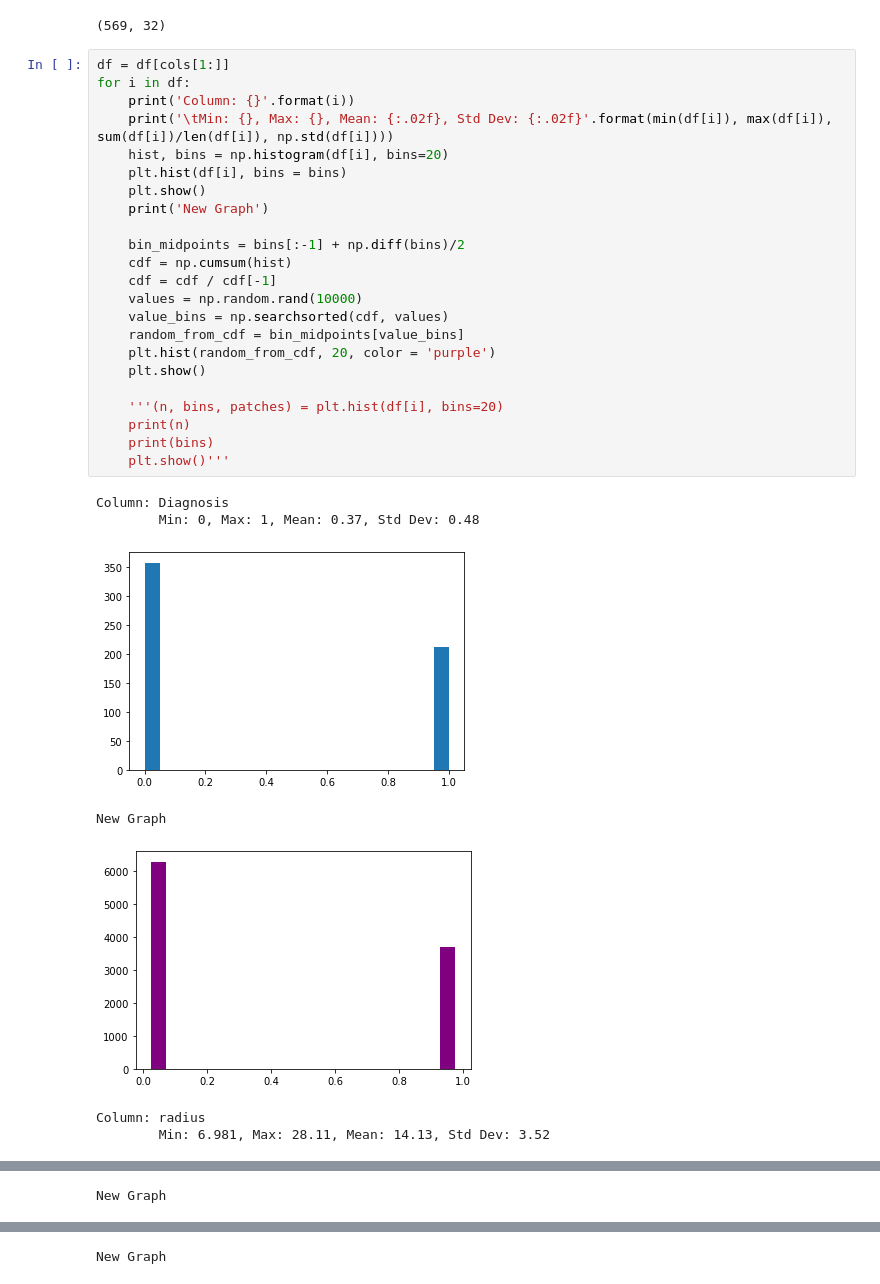
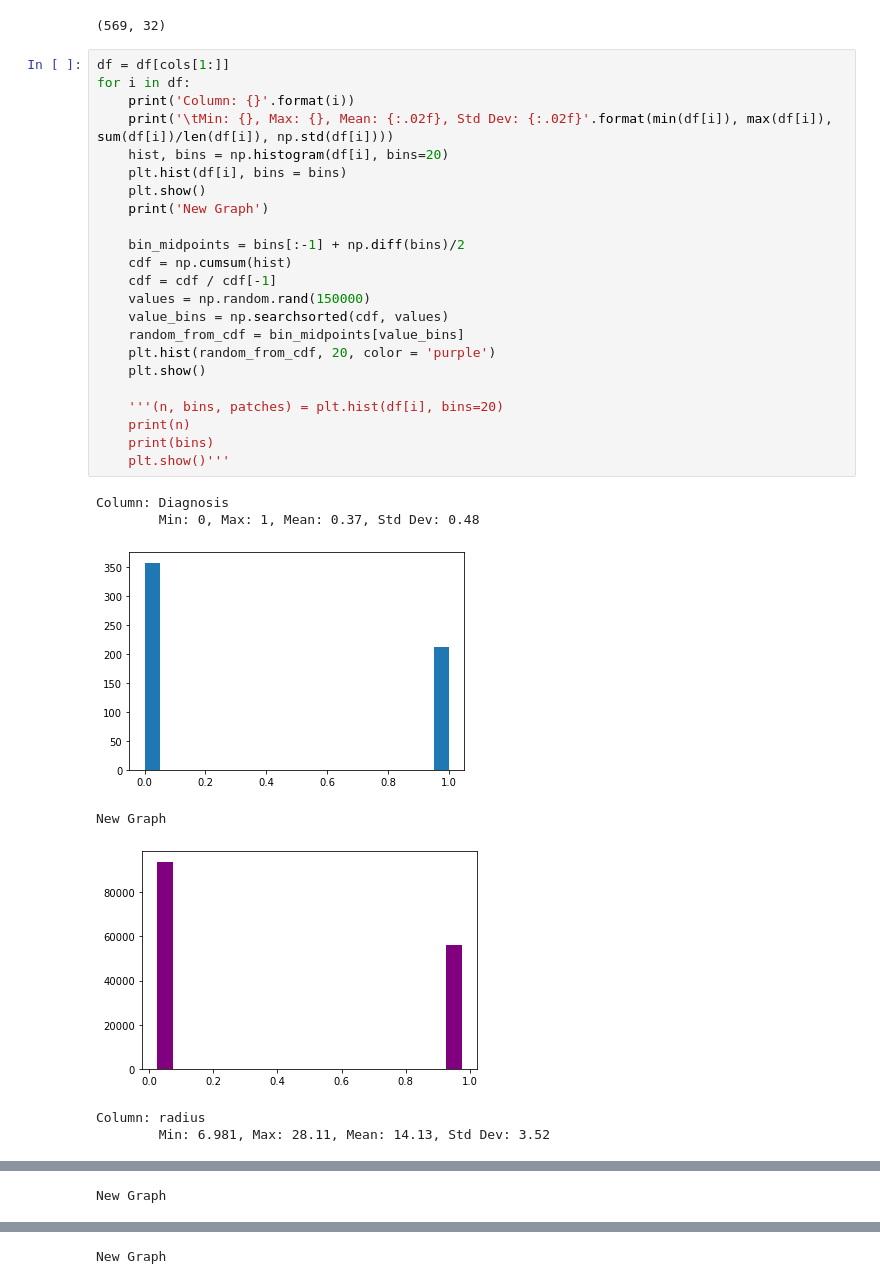
Before and after one commit to sprice134/MQP-2023, a Jupyter notebook: Code/Data_Generation/generatingFromDistribution.ipynb, the cells around one changed output, grey strips where cells are left out. Saved outputs shown, nothing was run; the diff lists cells and outputs as text.

```diff
--- a/Code/Data_Generation/generatingFromDistribution.ipynb
+++ b/Code/Data_Generation/generatingFromDistribution.ipynb
@@ -18,32 +18,32 @@ print(df.shape)
 # %%
 df = df[cols[1:]]
 for i in df:
     print('Column: {}'.format(i))
     print('\tMin: {}, Max: {}, Mean: {:.02f}, Std Dev: {:.02f}'.format(min(df[i]), max(df[i]), sum(df[i])/len(df[i]), np.std(df[i])))
     hist, bins = np.histogram(df[i], bins=20)
     plt.hist(df[i], bins = bins)
     plt.show()
     print('New Graph')
 
     bin_midpoints = bins[:-1] + np.diff(bins)/2
     cdf = np.cumsum(hist)
     cdf = cdf / cdf[-1]
-    values = np.random.rand(10000)
+    values = np.random.rand(150000)
     value_bins = np.searchsorted(cdf, values)
     random_from_cdf = bin_midpoints[value_bins]
     plt.hist(random_from_cdf, 20, color = 'purple')
     plt.show()
 
     '''(n, bins, patches) = plt.hist(df[i], bins=20)
     print(n)
     print(bins)
     plt.show()'''
 # %% [output]
 Column: Diagnosis
         Min: 0, Max: 1, Mean: 0.37, Std Dev: 0.48
 [figure]
 New Graph
-[figure, old version]
+[figure, new version]
 Column: radius
         Min: 6.981, Max: 28.11, Mean: 14.13, Std Dev: 3.52
 [figure]
```
Also changed, not shown: parts of 1 cell of this notebook, 4 other files.
